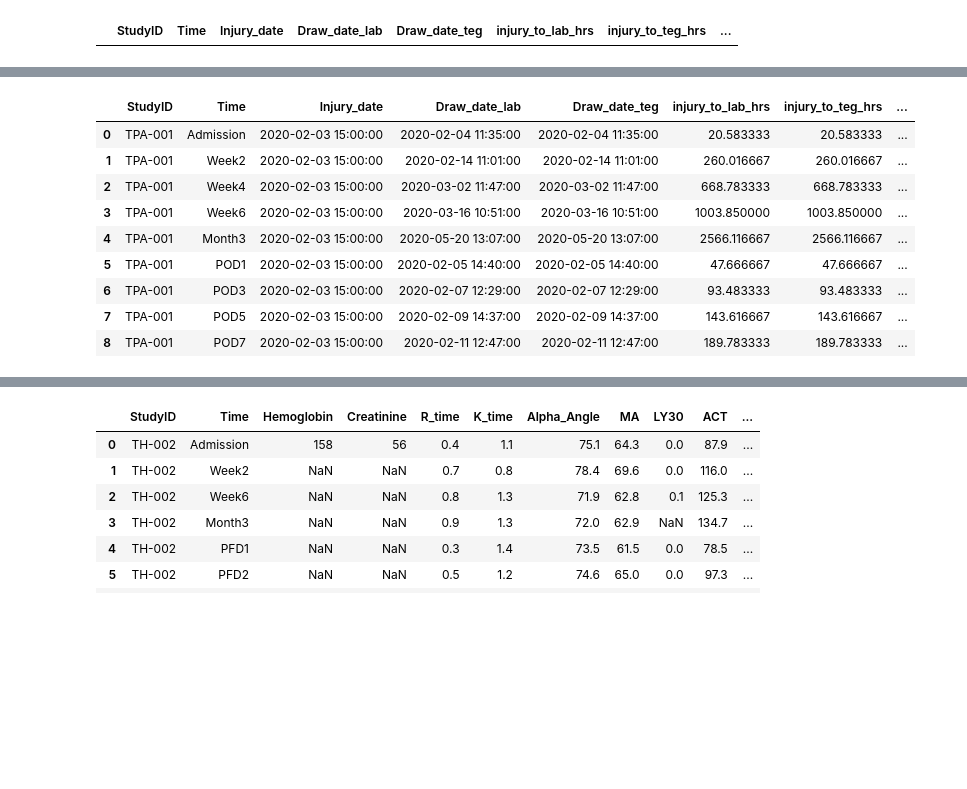
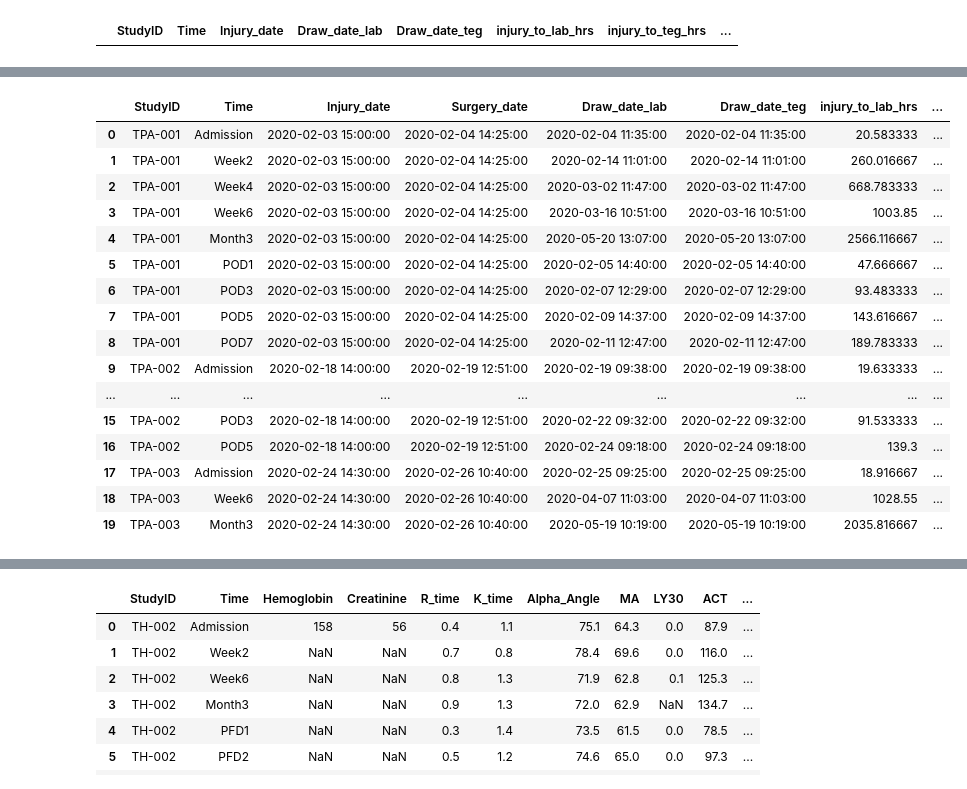
Before and after one commit to golpiraelmi/Classes, a Jupyter notebook: MyLittleProjcet_V2.ipynb, the cells around one changed output, grey strips where cells are left out. Saved outputs shown, nothing was run; the diff lists cells and outputs as text; code cells hidden in the pictures; blank space fills up the shorter version.

```diff
--- a/MyLittleProjcet_V2.ipynb
+++ b/MyLittleProjcet_V2.ipynb
@@ -168,13 +355,20 @@ Removing the following StudyIDs from dataset:
 # %%
-all_blood_pelvis[['StudyID','Time','Injury_date','Draw_date_lab','Draw_date_teg','injury_to_lab_hrs','injury_to_teg_hrs','surgery_to_lab_hrs','surgery_to_teg_hrs']]
+all_blood_pelvis[['StudyID','Time','Injury_date','Surgery_date','Draw_date_lab','Draw_date_teg','injury_to_lab_hrs','injury_to_teg_hrs','surgery_to_lab_hrs','surgery_to_teg_hrs']].head(20)
 # %% [output]
-|  | StudyID | Time | Injury_date | Draw_date_lab | Draw_date_teg | injury_to_lab_hrs | injury_to_teg_hrs | ... |
-| 0 | TPA-001 | Admission | 2020-02-03 15:00:00 | 2020-02-04 11:35:00 | 2020-02-04 11:35:00 | 20.583333 | 20.583333 | ... |
-| 1 | TPA-001 | Week2 | 2020-02-03 15:00:00 | 2020-02-14 11:01:00 | 2020-02-14 11:01:00 | 260.016667 | 260.016667 | ... |
-| 2 | TPA-001 | Week4 | 2020-02-03 15:00:00 | 2020-03-02 11:47:00 | 2020-03-02 11:47:00 | 668.783333 | 668.783333 | ... |
-| 3 | TPA-001 | Week6 | 2020-02-03 15:00:00 | 2020-03-16 10:51:00 | 2020-03-16 10:51:00 | 1003.850000 | 1003.850000 | ... |
-| 4 | TPA-001 | Month3 | 2020-02-03 15:00:00 | 2020-05-20 13:07:00 | 2020-05-20 13:07:00 | 2566.116667 | 2566.116667 | ... |
-| 5 | TPA-001 | POD1 | 2020-02-03 15:00:00 | 2020-02-05 14:40:00 | 2020-02-05 14:40:00 | 47.666667 | 47.666667 | ... |
-| 6 | TPA-001 | POD3 | 2020-02-03 15:00:00 | 2020-02-07 12:29:00 | 2020-02-07 12:29:00 | 93.483333 | 93.483333 | ... |
-| 7 | TPA-001 | POD5 | 2020-02-03 15:00:00 | 2020-02-09 14:37:00 | 2020-02-09 14:37:00 | 143.616667 | 143.616667 | ... |
-| 8 | TPA-001 | POD7 | 2020-02-03 15:00:00 | 2020-02-11 12:47:00 | 2020-02-11 12:47:00 | 189.783333 | 189.783333 | ... |
+|  | StudyID | Time | Injury_date | Surgery_date | Draw_date_lab | Draw_date_teg | injury_to_lab_hrs | ... |
+| 0 | TPA-001 | Admission | 2020-02-03 15:00:00 | 2020-02-04 14:25:00 | 2020-02-04 11:35:00 | 2020-02-04 11:35:00 | 20.583333 | ... |
+| 1 | TPA-001 | Week2 | 2020-02-03 15:00:00 | 2020-02-04 14:25:00 | 2020-02-14 11:01:00 | 2020-02-14 11:01:00 | 260.016667 | ... |
+| 2 | TPA-001 | Week4 | 2020-02-03 15:00:00 | 2020-02-04 14:25:00 | 2020-03-02 11:47:00 | 2020-03-02 11:47:00 | 668.783333 | ... |
+| 3 | TPA-001 | Week6 | 2020-02-03 15:00:00 | 2020-02-04 14:25:00 | 2020-03-16 10:51:00 | 2020-03-16 10:51:00 | 1003.85 | ... |
+| 4 | TPA-001 | Month3 | 2020-02-03 15:00:00 | 2020-02-04 14:25:00 | 2020-05-20 13:07:00 | 2020-05-20 13:07:00 | 2566.116667 | ... |
+| 5 | TPA-001 | POD1 | 2020-02-03 15:00:00 | 2020-02-04 14:25:00 | 2020-02-05 14:40:00 | 2020-02-05 14:40:00 | 47.666667 | ... |
+| 6 | TPA-001 | POD3 | 2020-02-03 15:00:00 | 2020-02-04 14:25:00 | 2020-02-07 12:29:00 | 2020-02-07 12:29:00 | 93.483333 | ... |
+| 7 | TPA-001 | POD5 | 2020-02-03 15:00:00 | 2020-02-04 14:25:00 | 2020-02-09 14:37:00 | 2020-02-09 14:37:00 | 143.616667 | ... |
+| 8 | TPA-001 | POD7 | 2020-02-03 15:00:00 | 2020-02-04 14:25:00 | 2020-02-11 12:47:00 | 2020-02-11 12:47:00 | 189.783333 | ... |
+| 9 | TPA-002 | Admission | 2020-02-18 14:00:00 | 2020-02-19 12:51:00 | 2020-02-19 09:38:00 | 2020-02-19 09:38:00 | 19.633333 | ... |
+| ... | ... | ... | ... | ... | ... | ... | ... | ... |
+| 15 | TPA-002 | POD3 | 2020-02-18 14:00:00 | 2020-02-19 12:51:00 | 2020-02-22 09:32:00 | 2020-02-22 09:32:00 | 91.533333 | ... |
+| 16 | TPA-002 | POD5 | 2020-02-18 14:00:00 | 2020-02-19 12:51:00 | 2020-02-24 09:18:00 | 2020-02-24 09:18:00 | 139.3 | ... |
+| 17 | TPA-003 | Admission | 2020-02-24 14:30:00 | 2020-02-26 10:40:00 | 2020-02-25 09:25:00 | 2020-02-25 09:25:00 | 18.916667 | ... |
+| 18 | TPA-003 | Week6 | 2020-02-24 14:30:00 | 2020-02-26 10:40:00 | 2020-04-07 11:03:00 | 2020-04-07 11:03:00 | 1028.55 | ... |
+| 19 | TPA-003 | Month3 | 2020-02-24 14:30:00 | 2020-02-26 10:40:00 | 2020-05-19 10:19:00 | 2020-05-19 10:19:00 | 2035.816667 | ... |
```
Also changed, not shown: parts of 37 cells of this notebook.
